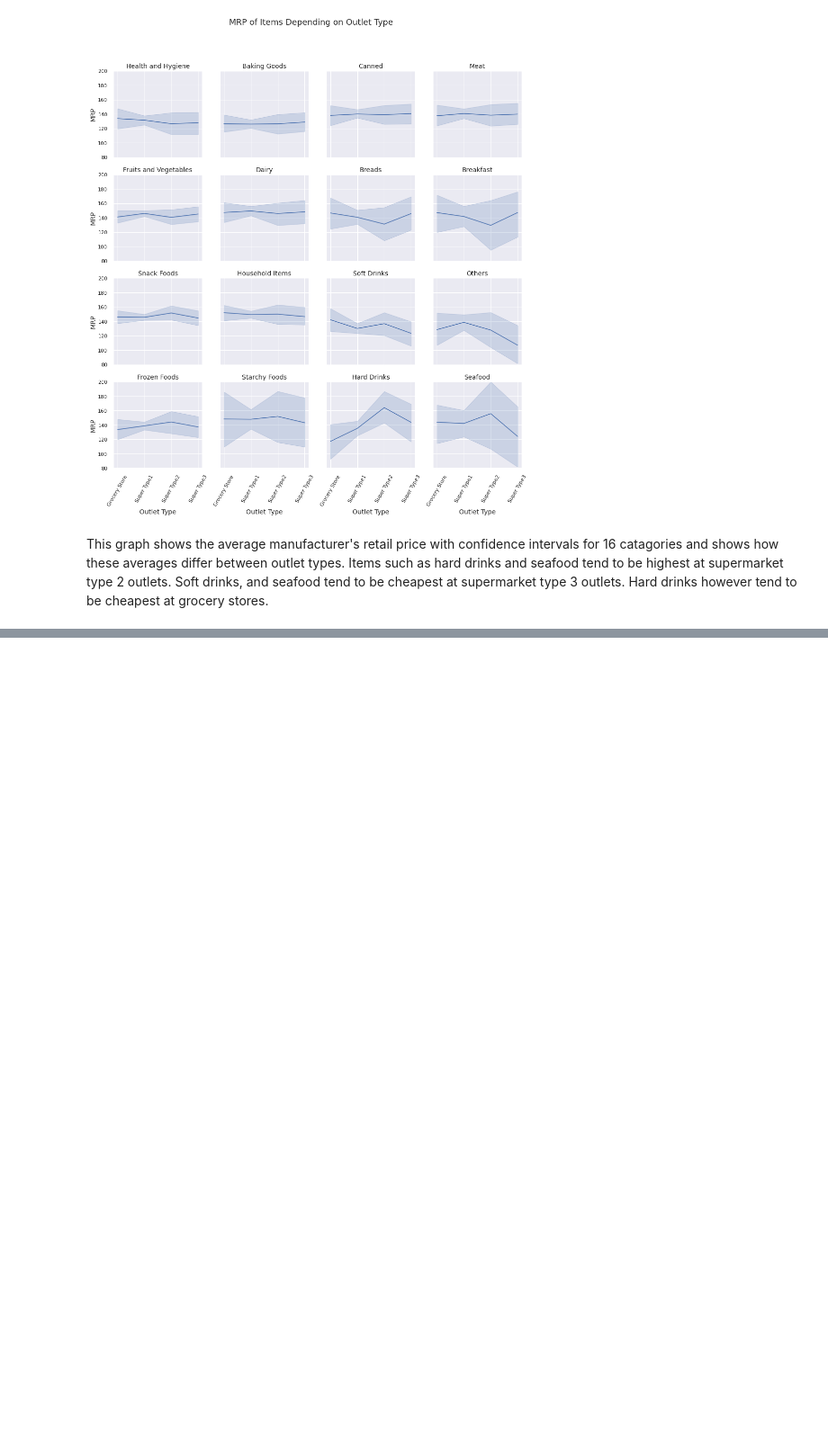
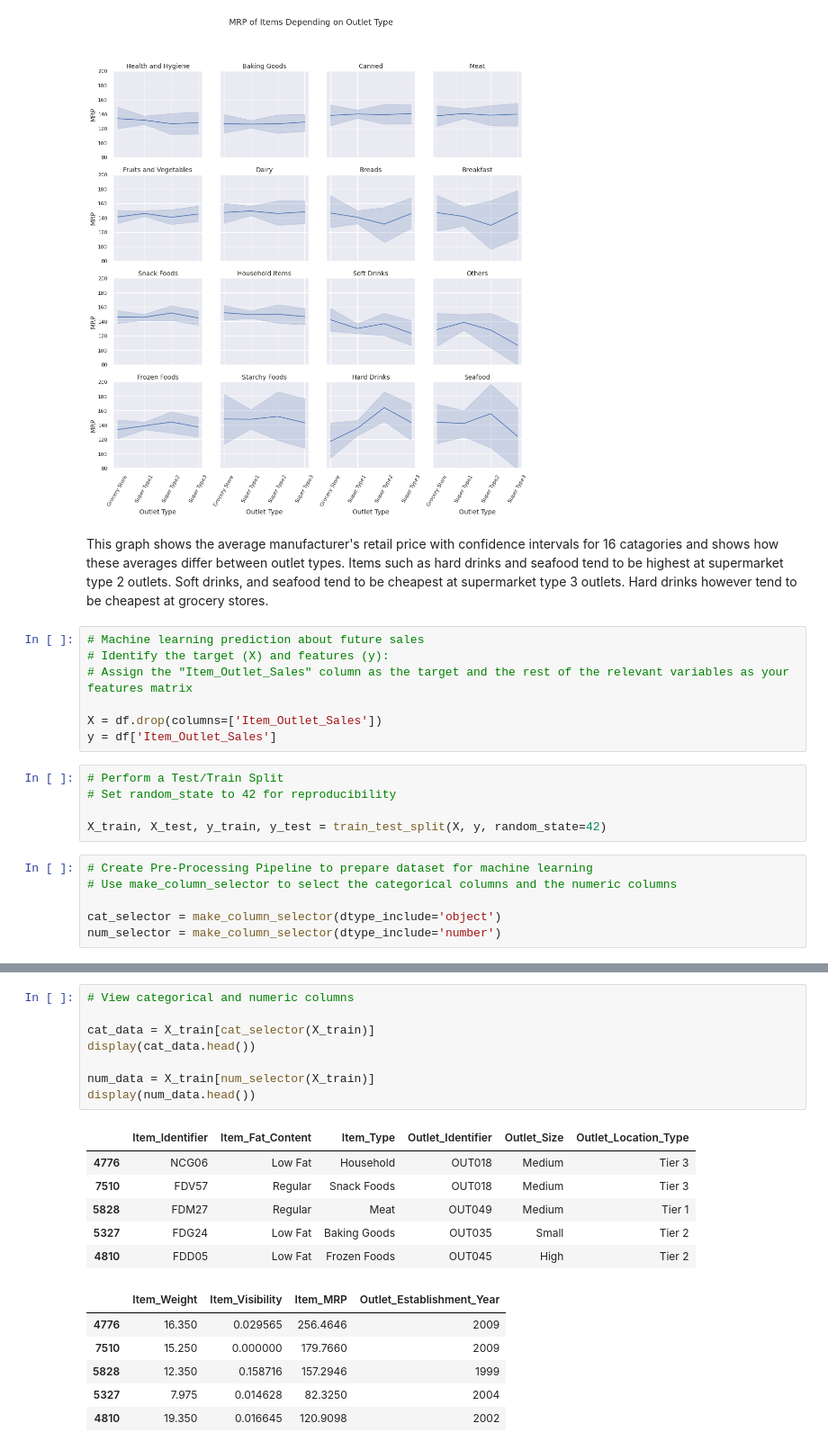
Before and after one commit to khixson1/Food_Sales_Prediction, a Jupyter notebook: Food_Sales_Predictions.ipynb, the cells around one changed output, grey strips where cells are left out. Shown at 90% size. Drawn from its saved outputs; the diff is of its cells as text; blank space fills up the shorter version.

```diff
--- a/Food_Sales_Predictions.ipynb
+++ b/Food_Sales_Predictions.ipynb
@@ -767,3 +778,21 @@ ax16.set_xticklabels(ax16.get_xticklabels(), rotation=60);
 [figure]
 # %% [markdown]
 This graph shows the average manufacturer's retail price with confidence intervals for 16 catagories and shows how these averages differ between outlet types. Items such as hard drinks and seafood tend to be highest at supermarket type 2 outlets. Soft drinks, and seafood tend to be cheapest at supermarket type 3 outlets. Hard drinks however tend to be cheapest at grocery stores.
+# %%
+# Machine learning prediction about future sales
+# Identify the target (X) and features (y):
+# Assign the "Item_Outlet_Sales" column as the target and the rest of the relevant variables as your features matrix
+
+X = df.drop(columns=['Item_Outlet_Sales'])
+y = df['Item_Outlet_Sales']
+# %%
+# Perform a Test/Train Split
+# Set random_state to 42 for reproducibility
+
+X_train, X_test, y_train, y_test = train_test_split(X, y, random_state=42)
+# %%
+# Create Pre-Processing Pipeline to prepare dataset for machine learning
+# Use make_column_selector to select the categorical columns and the numeric columns
+
+cat_selector = make_column_selector(dtype_include='object')
+num_selector = make_column_selector(dtype_include='number')
@@ -769,0 +807,21 @@ This graph shows the average manufacturer's retail price with confidence interva
+# %%
+# View categorical and numeric columns
+
+cat_data = X_train[cat_selector(X_train)]
+display(cat_data.head())
+
+num_data = X_train[num_selector(X_train)]
+display(num_data.head())
+# %% [output]
+|  | Item_Identifier | Item_Fat_Content | Item_Type | Outlet_Identifier | Outlet_Size | Outlet_Location_Type |
+| 4776 | NCG06 | Low Fat | Household | OUT018 | Medium | Tier 3 |
+| 7510 | FDV57 | Regular | Snack Foods | OUT018 | Medium | Tier 3 |
+| 5828 | FDM27 | Regular | Meat | OUT049 | Medium | Tier 1 |
+| 5327 | FDG24 | Low Fat | Baking Goods | OUT035 | Small | Tier 2 |
+| 4810 | FDD05 | Low Fat | Frozen Foods | OUT045 | High | Tier 2 |
+|  | Item_Weight | Item_Visibility | Item_MRP | Outlet_Establishment_Year |
+| 4776 | 16.350 | 0.029565 | 256.4646 | 2009 |
+| 7510 | 15.250 | 0.000000 | 179.7660 | 2009 |
+| 5828 | 12.350 | 0.158716 | 157.2946 | 1999 |
+| 5327 | 7.975 | 0.014628 | 82.3250 | 2004 |
+| 4810 | 19.350 | 0.016645 | 120.9098 | 2002 |
```
Also changed, not shown: parts of 13 cells of this notebook.
